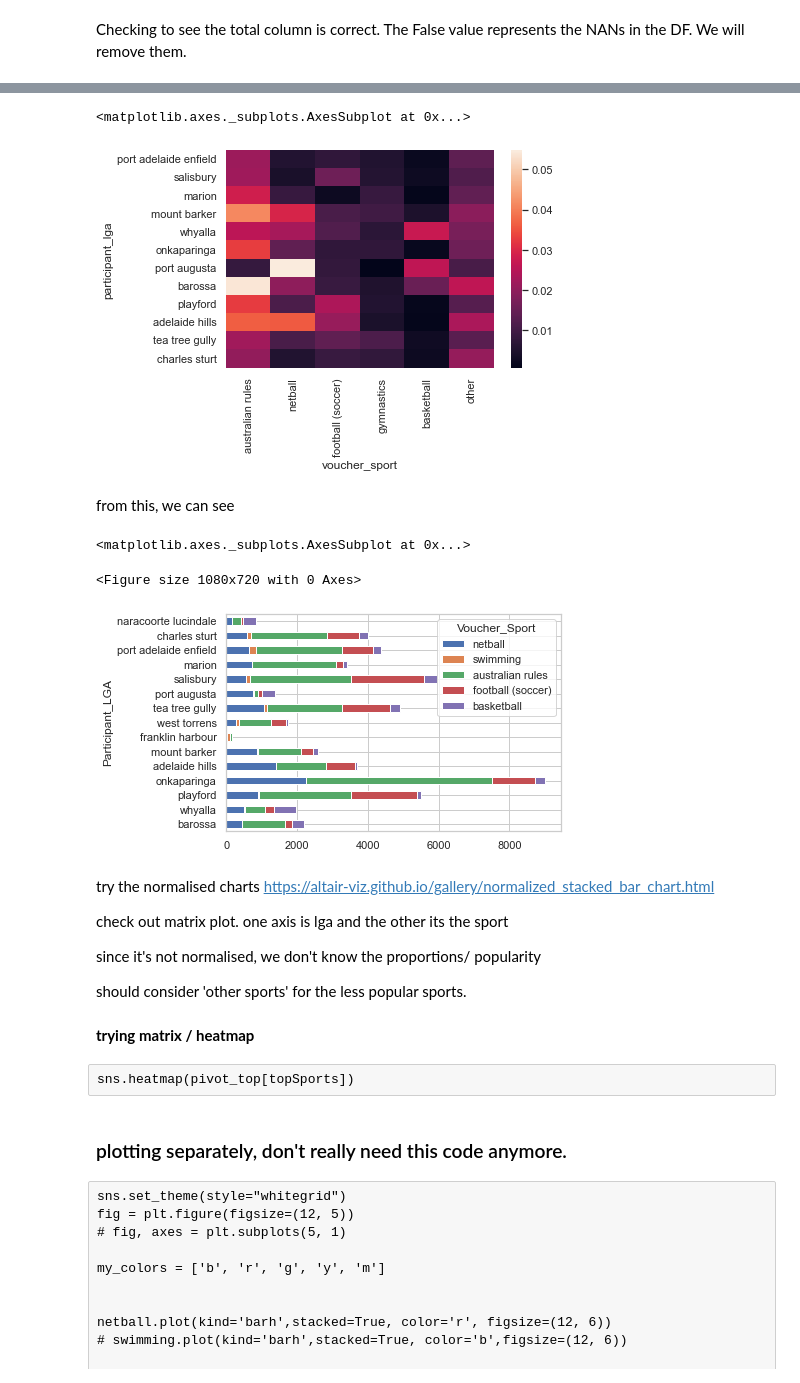
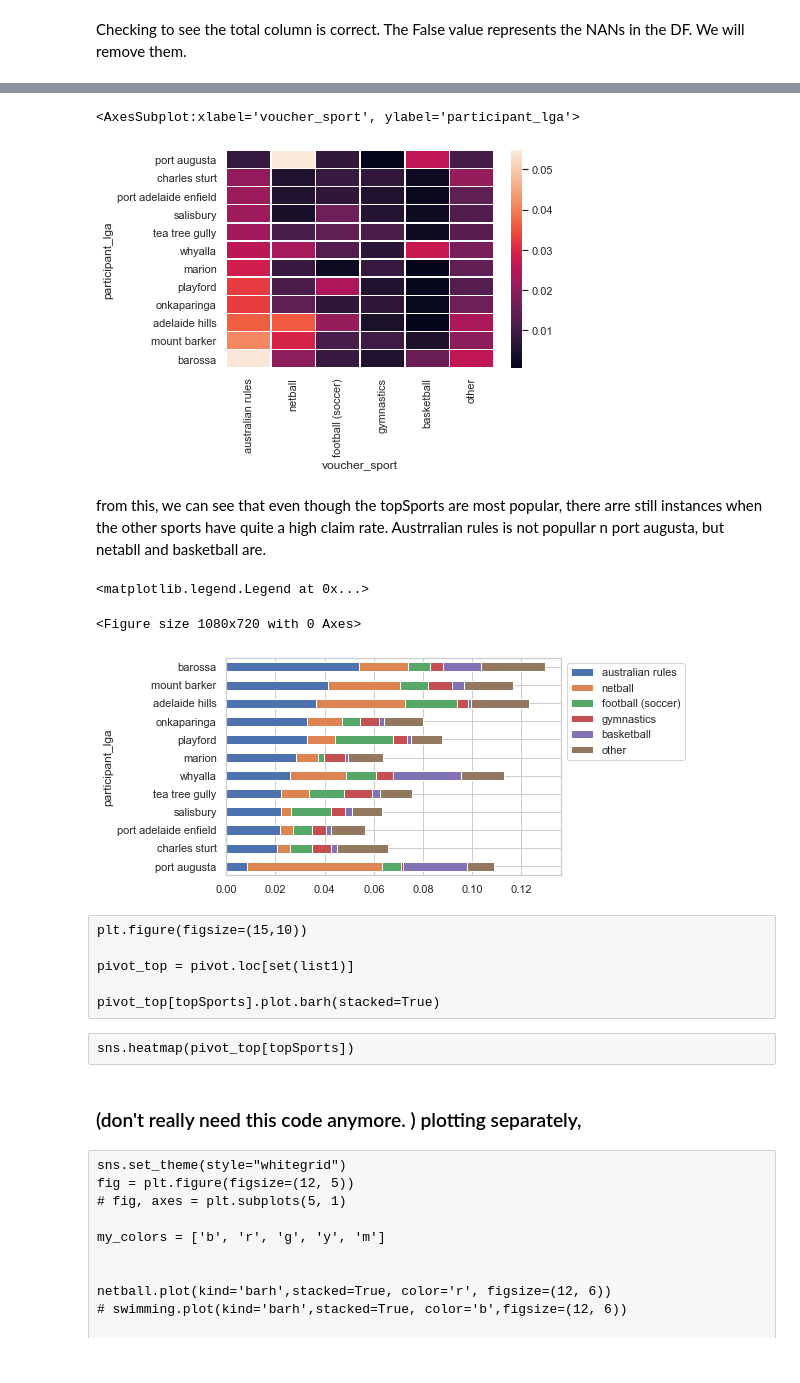
Before and after one commit to MQCOMP2200-S2-2021/Data-Science-Labs, a Jupyter notebook: Portfolio 2-Copy1.ipynb, the cells around one changed output, grey strips where cells are left out. Drawn from its saved outputs; the diff is of its cells as text; code cells hidden in the pictures.

```diff
--- a/Portfolio 2-Copy1.ipynb
+++ b/Portfolio 2-Copy1.ipynb
@@ -838,2 +845,2 @@ test['other'] = newDF['other']
 # %%
-columnsList = list(['australian rules','netball','football (soccer)','gymnastics','basketball','other','total','population'])
+columnsList.extend(['other','total','population'])
@@ -873,0 +858,2 @@ test
+# %%
+topClaims = topClaims.reindex(columns = columnsList)
@@ -892,3 +897,3 @@ charles sturt            True
 dtype: bool
 # %%
-test = test.drop(['population'], axis=1)
+topClaims = topClaims.drop(['population'], axis=1)
@@ -896,0 +900,2 @@ test = test.dropna()
+# %%
+topClaims = topClaims.dropna()
@@ -897,7 +919,5 @@ test = test.dropna()
 # %%
-sns.heatmap(data= test.drop(columns='total'))
+sns.heatmap(data= topClaims.drop(columns='total').sort_values(by= 'australian rules'), linewidths = 0.5)
 # %% [output]
-<matplotlib.axes._subplots.AxesSubplot at 0x...>
+<AxesSubplot:xlabel='voucher_sport', ylabel='participant_lga'>
-[figure, old version]
+[figure, new version]
-# %% [markdown]
-from this, we can see
@@ -906,27 +924,26 @@ test['other'] = other
+# %% [markdown]
+from this, we can see that even though the topSports are most popular, there arre still instances when the other sports have quite a high claim rate. Austrralian rules is not popullar n port augusta, but netabll and basketball are.
 # %%
 plt.figure(figsize=(15,10))
 
-pivot_top = pivot.loc[set(list1)]
 
-pivot_top[topSports].plot.barh(stacked=True)
+topClaims.drop(columns='total').sort_values(by= 'australian rules').plot.barh(stacked=True)
+
+plt.legend(bbox_to_anchor=(1, 1))
 # %% [output]
-<matplotlib.axes._subplots.AxesSubplot at 0x...>
+<matplotlib.legend.Legend at 0x...>
 <Figure size 1080x720 with 0 Axes>
-[figure, old version]
+[figure, new version]
-# %% [markdown]
-try the normalised charts https://altair-viz.github.io/gallery/normalized_stacked_bar_chart.html
-
-check out matrix plot. one axis is lga and the other its the sport
-
-since it's not normalised, we don't know the proportions/ popularity
-
-should consider 'other sports' for the less popular sports.
-# %% [markdown]
-**trying matrix / heatmap**
+# %% [raw]
+plt.figure(figsize=(15,10))
+
+pivot_top = pivot.loc[set(list1)]
+
+pivot_top[topSports].plot.barh(stacked=True)
 # %% [raw]
 sns.heatmap(pivot_top[topSports])
 # %% [markdown]
-### plotting separately, don't really need this code anymore.
+### (don't really need this code anymore. ) plotting separately,
 # %% [raw]
 sns.set_theme(style="whitegrid")
 fig = plt.figure(figsize=(12, 5))
```
Also changed, not shown: parts of 124 cells of this notebook.
